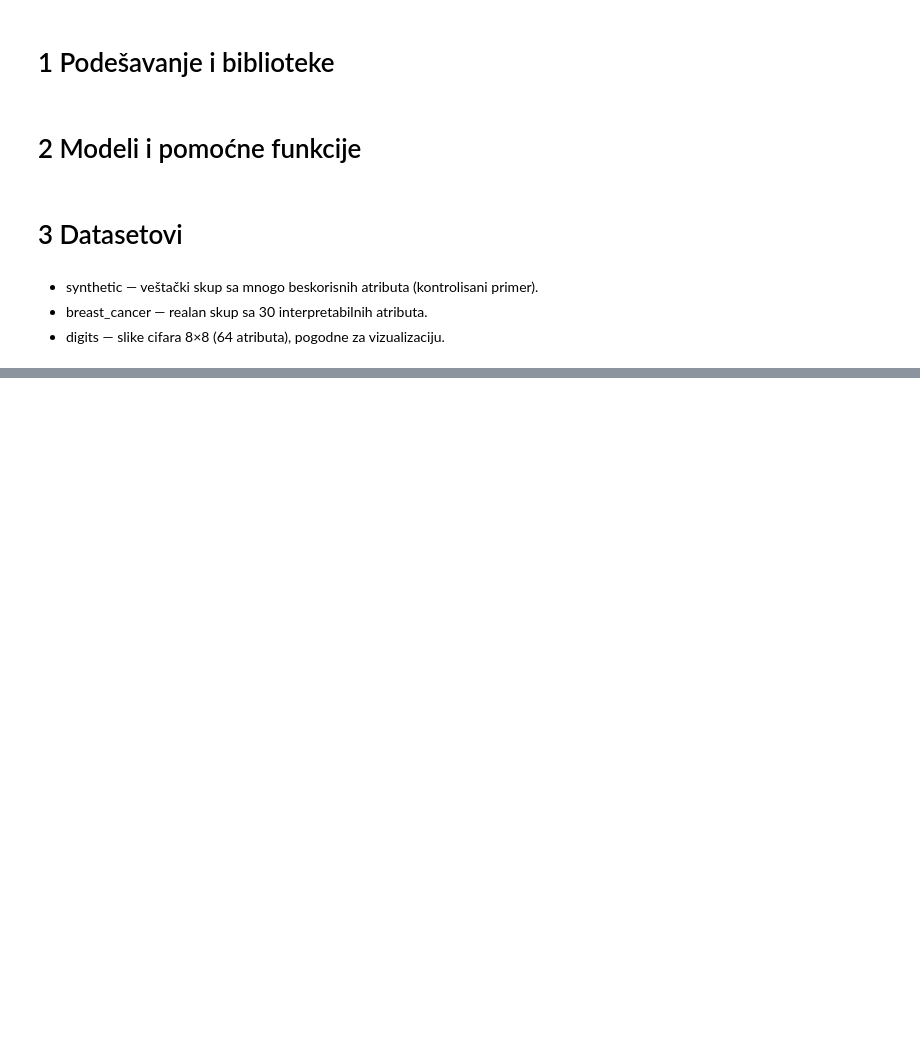
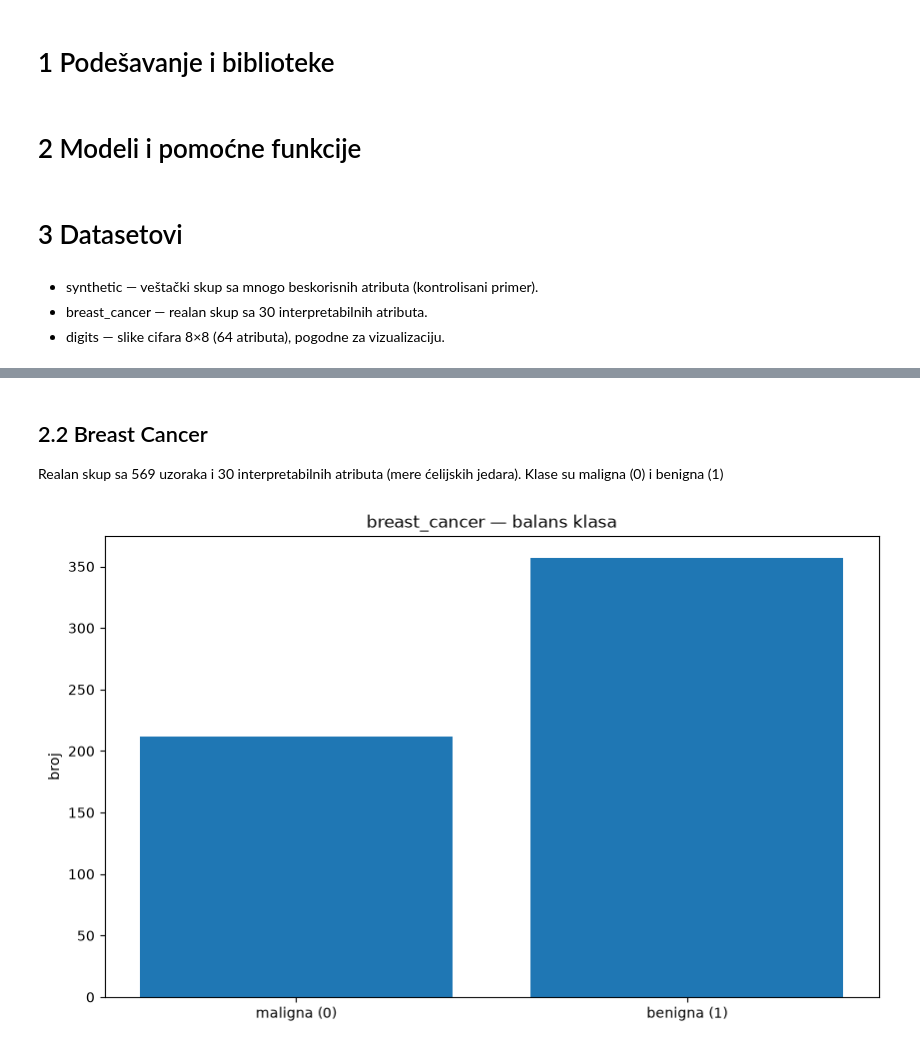
Before and after one commit to BoziCCCa/DimensionalityReduction, a Jupyter notebook: notebook.ipynb, the cells around one changed output, grey strips where cells are left out. Saved outputs shown, nothing was run; the diff lists cells and outputs as text; code cells hidden in the pictures; blank space fills up the shorter version.

```diff
--- a/notebook.ipynb
+++ b/notebook.ipynb
@@ -66,0 +85,7 @@ def prepare(X, y):
+# %%
+from sklearn.datasets import load_breast_cancer
+bc = load_breast_cancer()
+X_bc, y_bc = bc.data, bc.target
+df_bc = pd.DataFrame(X_bc, columns=bc.feature_names)
+print("oblik:", X_bc.shape)
+print("klase:", np.unique(y_bc, return_counts=True))
@@ -66,0 +130,10 @@ def prepare(X, y):
+# %% [markdown]
+<h2>2.2 Breast Cancer</h2>
+<p>Realan skup sa 569 uzoraka i 30 interpretabilnih atributa (mere ćelijskih jedara). Klase su
+maligna (0) i benigna (1)</p1>
+# %%
+vals, counts = np.unique(y_bc, return_counts=True)
+plt.bar(["maligna (0)", "benigna (1)"], counts)
+plt.title("breast_cancer — balans klasa"); plt.ylabel("broj"); plt.show()
+# %% [output]
+[figure, added]
```
Also changed, not shown: parts of 88 cells of this notebook.
